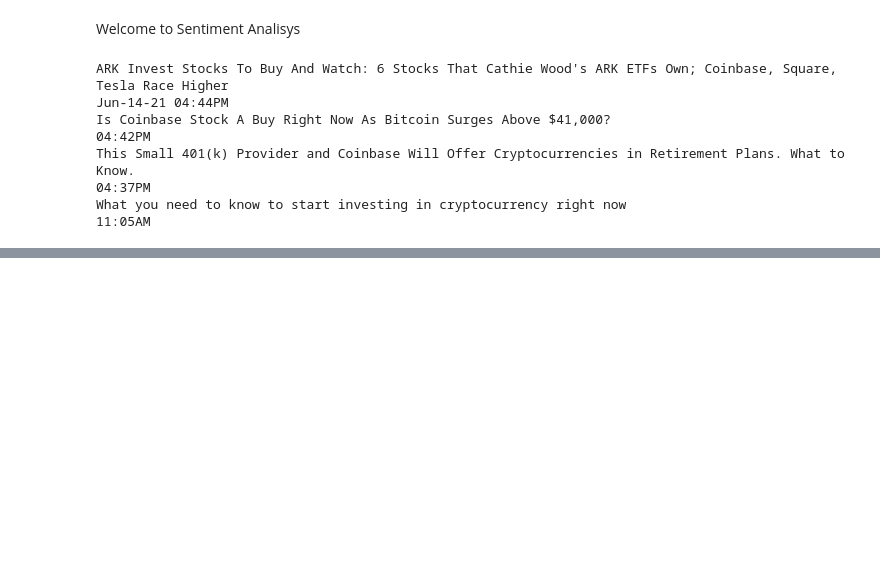
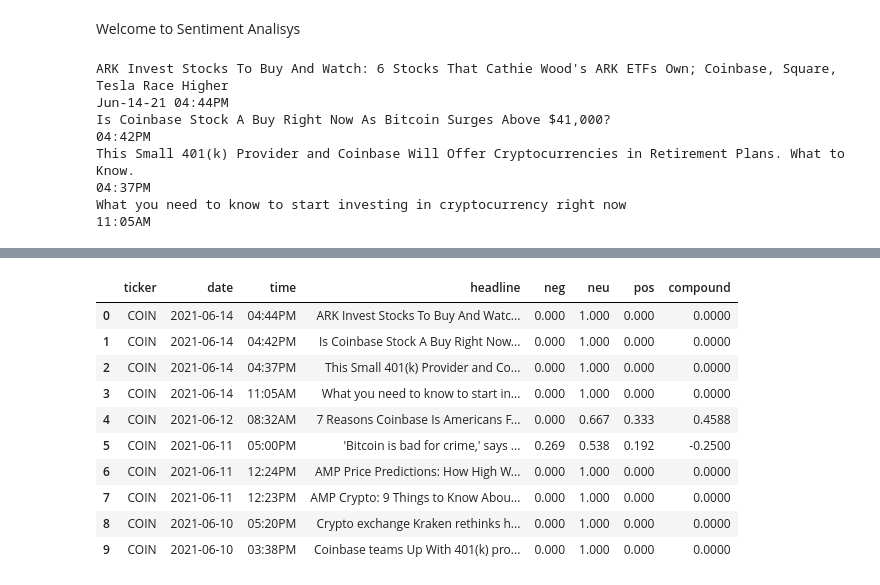
Before and after one commit to xanasa14/Crypto, a Jupyter notebook: Bitcoin_predictor2.ipynb, the cells around one changed output, grey strips where cells are left out. Saved outputs shown, nothing was run; the diff lists cells and outputs as text; code cells hidden in the pictures; blank space fills up the shorter version.

```diff
--- a/Bitcoin_predictor2.ipynb
+++ b/Bitcoin_predictor2.ipynb
@@ -56,0 +103,27 @@ What you need to know to start investing in cryptocurrency right now
+# %%
+import nltk
+nltk.download('vader_lexicon')
+
+# Instantiate the sentiment intensity analyzer
+vader = SentimentIntensityAnalyzer()
+
+# Set column names
+columns = ['ticker', 'date', 'time', 'headline']
+
+# Convert the parsed_news list into a DataFrame called 'parsed_and_scored_news'
+parsed_and_scored_news = pd.DataFrame(parsed_news, columns=columns)
+
+# Iterate through the headlines and get the polarity scores using vader
+scores = parsed_and_scored_news['headline'].apply(vader.polarity_scores).tolist()
+
+# Convert the 'scores' list of dicts into a DataFrame
+scores_df = pd.DataFrame(scores)
+
+# Join the DataFrames of the news and the list of dicts
+parsed_and_scored_news = parsed_and_scored_news.join(scores_df, rsuffix='_right')
+
+# Convert the date column from string to datetime
+parsed_and_scored_news['date'] = pd.to_datetime(parsed_and_scored_news.date).dt.date
+
+parsed_and_scored_news.head(10)
+# %% [output]
@@ -56,0 +131,11 @@ What you need to know to start investing in cryptocurrency right now
+|  | ticker | date | time | headline | neg | neu | pos | compound |
+| 0 | COIN | 2021-06-14 | 04:44PM | ARK Invest Stocks To Buy And Watc... | 0.000 | 1.000 | 0.000 | 0.0000 |
+| 1 | COIN | 2021-06-14 | 04:42PM | Is Coinbase Stock A Buy Right Now... | 0.000 | 1.000 | 0.000 | 0.0000 |
+| 2 | COIN | 2021-06-14 | 04:37PM | This Small 401(k) Provider and Co... | 0.000 | 1.000 | 0.000 | 0.0000 |
+| 3 | COIN | 2021-06-14 | 11:05AM | What you need to know to start in... | 0.000 | 1.000 | 0.000 | 0.0000 |
+| 4 | COIN | 2021-06-12 | 08:32AM | 7 Reasons Coinbase Is Americans F... | 0.000 | 0.667 | 0.333 | 0.4588 |
+| 5 | COIN | 2021-06-11 | 05:00PM | 'Bitcoin is bad for crime,' says ... | 0.269 | 0.538 | 0.192 | -0.2500 |
+| 6 | COIN | 2021-06-11 | 12:24PM | AMP Price Predictions: How High W... | 0.000 | 1.000 | 0.000 | 0.0000 |
+| 7 | COIN | 2021-06-11 | 12:23PM | AMP Crypto: 9 Things to Know Abou... | 0.000 | 1.000 | 0.000 | 0.0000 |
+| 8 | COIN | 2021-06-10 | 05:20PM | Crypto exchange Kraken rethinks h... | 0.000 | 1.000 | 0.000 | 0.0000 |
+| 9 | COIN | 2021-06-10 | 03:38PM | Coinbase teams Up With 401(k) pro... | 0.000 | 1.000 | 0.000 | 0.0000 |
```
Also changed, not shown: parts of 3 cells of this notebook.
